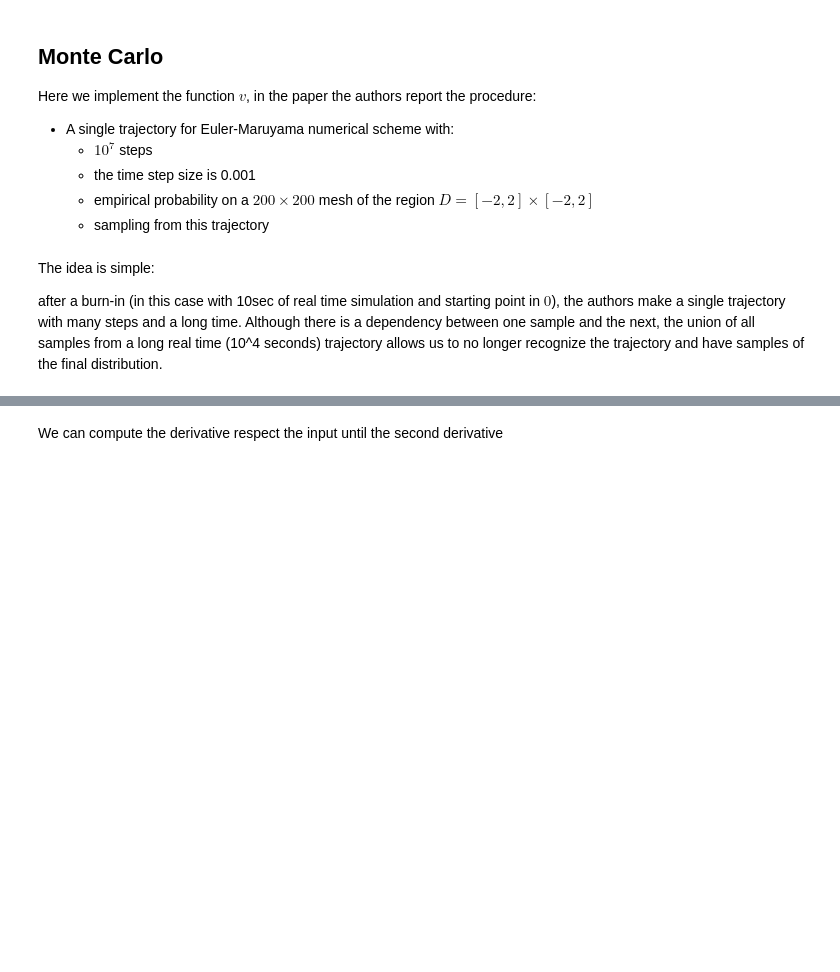
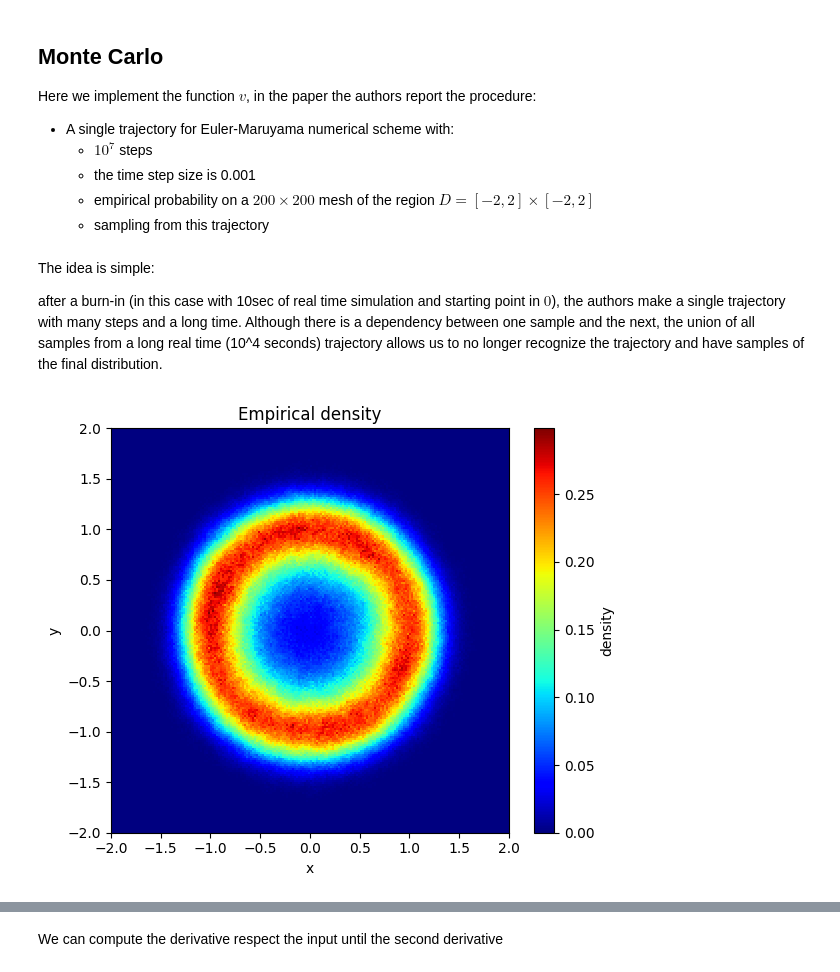
Before and after one commit to unimore-PhD-StefanoMagriniAlunno/Zhai2022, a Jupyter notebook: notebook/2DRingExperiment.ipynb, the cells around one changed output, grey strips where cells are left out. Saved outputs shown, nothing was run; the diff lists cells and outputs as text; code cells hidden in the pictures; blank space fills up the shorter version.

```diff
--- a/notebook/2DRingExperiment.ipynb
+++ b/notebook/2DRingExperiment.ipynb
@@ -59,37 +59,39 @@ Here we implement the function $v$, in the paper the authors report the procedur
     - sampling from this trajectory
 # %%
 # monte carlo implementation of the example in Zhai et al. (2022)
-import numpy as np
+import torch
 from zhai2022.sde import Model
 from zhai2022.sde.euler_maruyama import EulerMaruyama
 
-R = np.array([[0,1],[-1,0]])
+device = torch.device("cuda" if torch.cuda.is_available() else "cpu")
+
+R = torch.tensor([[0.0,1.0],[-1.0,0.0]], dtype=torch.float64, device=device)
 
 # Define drift, diffusion, and initial state functions
-def drift(X, t):
-    return - 4 * (np.linalg.norm(X, axis=-1, keepdims=True)**2-1) * X + np.einsum('ij, sj -> si', R, X)
+def drift(X, _t):
+    return - 4 * (torch.norm(X, dim=-1, keepdim=True)**2-1) * X + torch.einsum('ij, sj -> si', R, X)
 
-def diffusion(X, t):
-    return np.tile(np.eye(X.shape[1]), (X.shape[0], 1, 1))
+def diffusion(X, _t):
+    return torch.tile(torch.eye(X.shape[1], dtype=torch.float64, device=device), (X.shape[0], 1, 1))
 
 def initial_state(n_samples):
-    return np.zeros((n_samples, 2))
+    return torch.zeros((n_samples, 2), dtype=torch.float64, device=device)
 
 # Create a Model instance
 model = Model(drift, diffusion, initial_state, initial_time=0.0, n_dim=2)
 
 # burn-in: 10sec of real time simulation
-dt_schedule = np.ones(int(10/0.001)) * 0.001
+dt_schedule = torch.ones(int(10/0.001), dtype=torch.float64, device=device) * 0.001
 euler_maruyama = EulerMaruyama(model, dt_schedule)
-X = euler_maruyama.get_end(n_samples=1)  # shape: (1, 2)
+X = euler_maruyama.get_end(n_samples=1000)  # shape: (1000, 2)
 
 # start simulation for 10^7 samples
-dt_schedule = np.ones(10**7) * 0.001
+dt_schedule = torch.ones(10**4, dtype=torch.float64, device=device) * 0.001
 def new_init(n_samples):
-    return np.ones((n_samples, 2)) * X
+    return X[torch.randint(0, X.shape[0], (n_samples,), device=device)]
 model = Model(drift, diffusion, new_init, initial_time=0.0, n_dim=2)
 euler_maruyama = EulerMaruyama(model, dt_schedule)
-Xtrj = euler_maruyama.get_trajectory(n_samples=1)  # shape: (n_time_steps, 1, n_dim)
+Xtrj = euler_maruyama.get_trajectory(n_samples=1000)  # shape: (n_time_steps, 1000, n_dim)
 # %% [markdown]
 The idea is simple:
 
@@ -97,31 +99,36 @@ after a burn-in (in this case with 10sec of real time simulation and starting po
 # %%
 # see density
 from matplotlib import pyplot as plt
+import numpy as np
+
+np_Xtrj = Xtrj.cpu().numpy()
 
 # compute empirical density
-x = Xtrj[:,0,0]
-y = Xtrj[:,0,1]
+x = np_Xtrj[:,:,0].reshape(-1)
+y = np_Xtrj[:,:,1].reshape(-1)
 
 # dominio e griglia
 xmin, xmax = -2, 2
 ymin, ymax = -2, 2
 nx, ny = 200, 200   # come il paper
 
 plt.figure(figsize=(6, 5))
 counts, xedges, yedges, img = plt.hist2d(
     x, y,
     bins=[nx, ny],
     range=[[xmin, xmax], [ymin, ymax]],
     density=True,        # normalizza: somma ≈ 1
     cmap="jet",
     cmin=0,
 )
 plt.colorbar(label="density")
 plt.xlabel("x")
 plt.ylabel("y")
 plt.title("Empirical density")
 plt.tight_layout()
 plt.show()
+# %% [output]
+[figure, added]
 # %%
 def v(vec: np.ndarray):
     # vec has shape N,2
```
Also changed, not shown: parts of 11 cells of this notebook, 5 other files.
